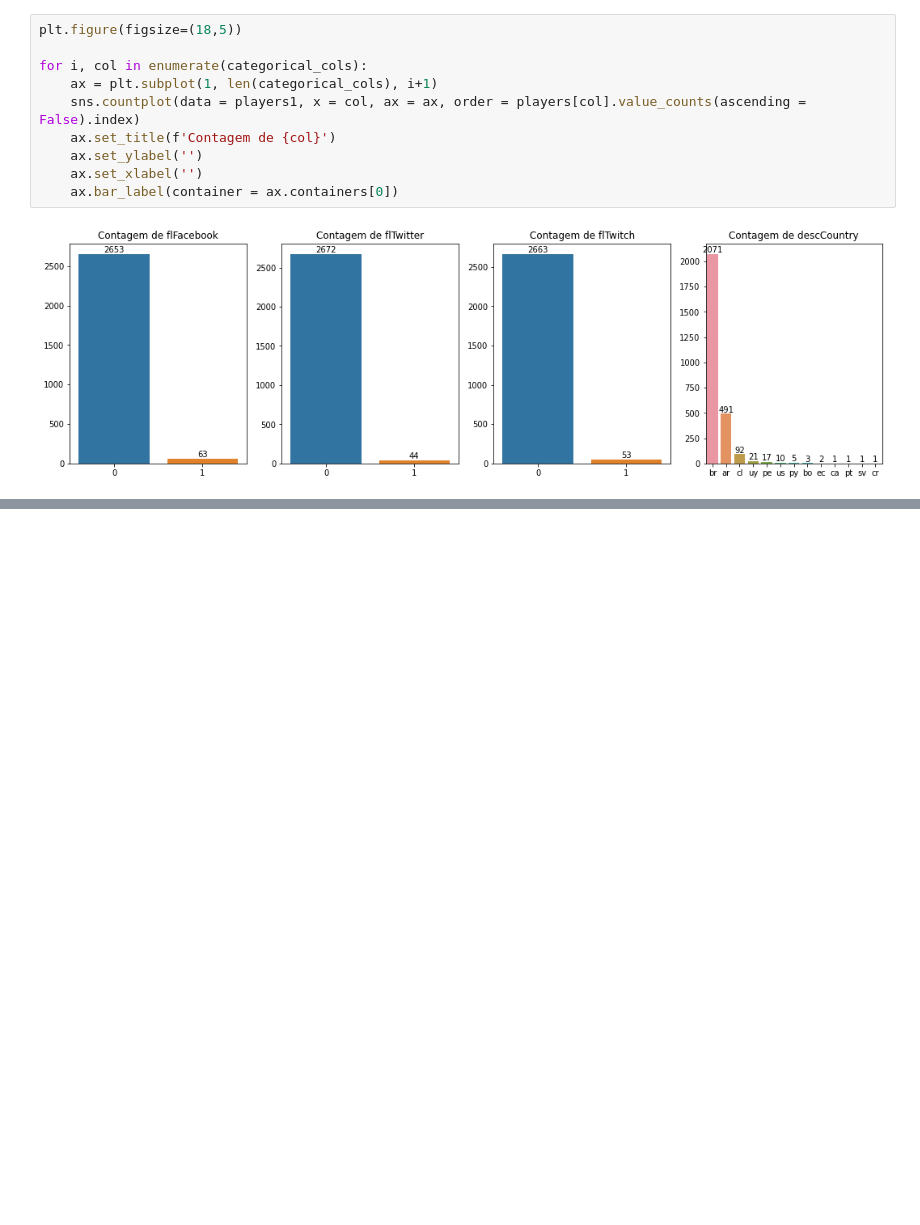
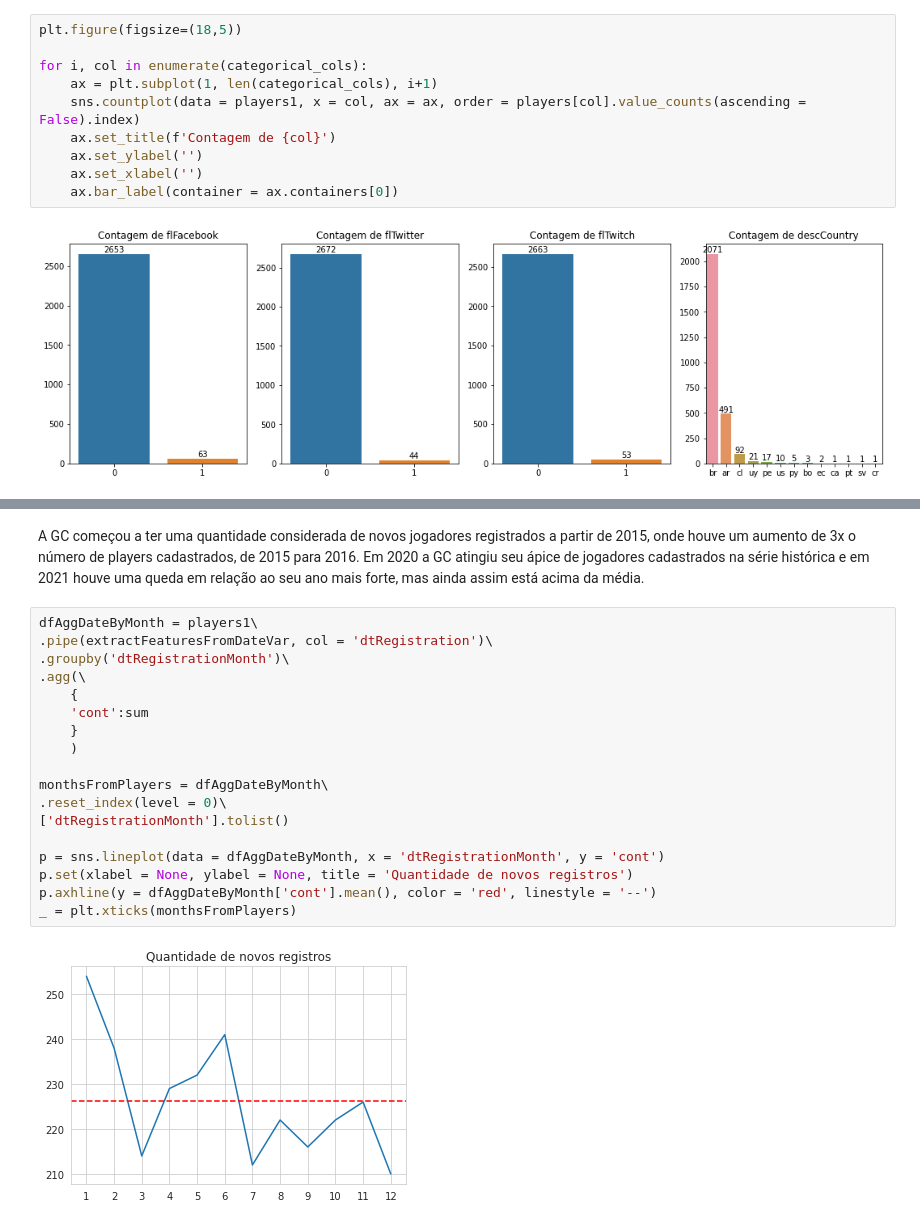
Before and after one commit to barbosarafael/csgo_with_data, a Jupyter notebook: notebook/1.0.EDA_dataset.ipynb, the cells around one changed output, grey strips where cells are left out. Cells and saved outputs as stored; diff of their text form; blank space fills up the shorter version.

```diff
--- a/notebook/1.0.EDA_dataset.ipynb
+++ b/notebook/1.0.EDA_dataset.ipynb
@@ -159,0 +224,22 @@ Quando olhamos os países a quais os Players pertencem, majoritariamente temos o
+# %% [markdown]
+A GC começou a ter uma quantidade considerada de novos jogadores registrados a partir de 2015, onde houve um aumento de 3x o número de players cadastrados, de 2015 para 2016. Em 2020 a GC atingiu seu ápice de jogadores cadastrados na série histórica e em 2021 houve uma queda em relação ao seu ano mais forte, mas ainda assim está acima da média.
+# %%
+dfAggDateByMonth = players1\
+.pipe(extractFeaturesFromDateVar, col = 'dtRegistration')\
+.groupby('dtRegistrationMonth')\
+.agg(\
+    {
+    'cont':sum
+    }
+    )
+
+monthsFromPlayers = dfAggDateByMonth\
+.reset_index(level = 0)\
+['dtRegistrationMonth'].tolist()
+
+p = sns.lineplot(data = dfAggDateByMonth, x = 'dtRegistrationMonth', y = 'cont')
+p.set(xlabel = None, ylabel = None, title = 'Quantidade de novos registros')
+p.axhline(y = dfAggDateByMonth['cont'].mean(), color = 'red', linestyle = '--')
+_ = plt.xticks(monthsFromPlayers)
+# %% [output]
+[figure, added]
```
Also changed, not shown: parts of 14 cells of this notebook, 1 other file.
